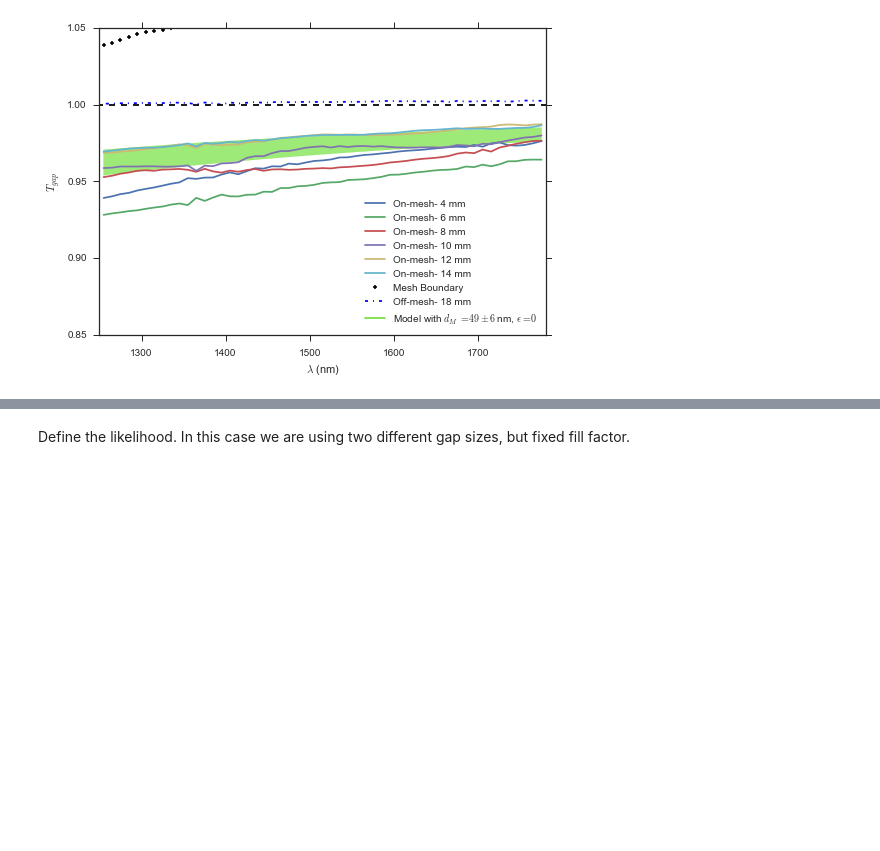
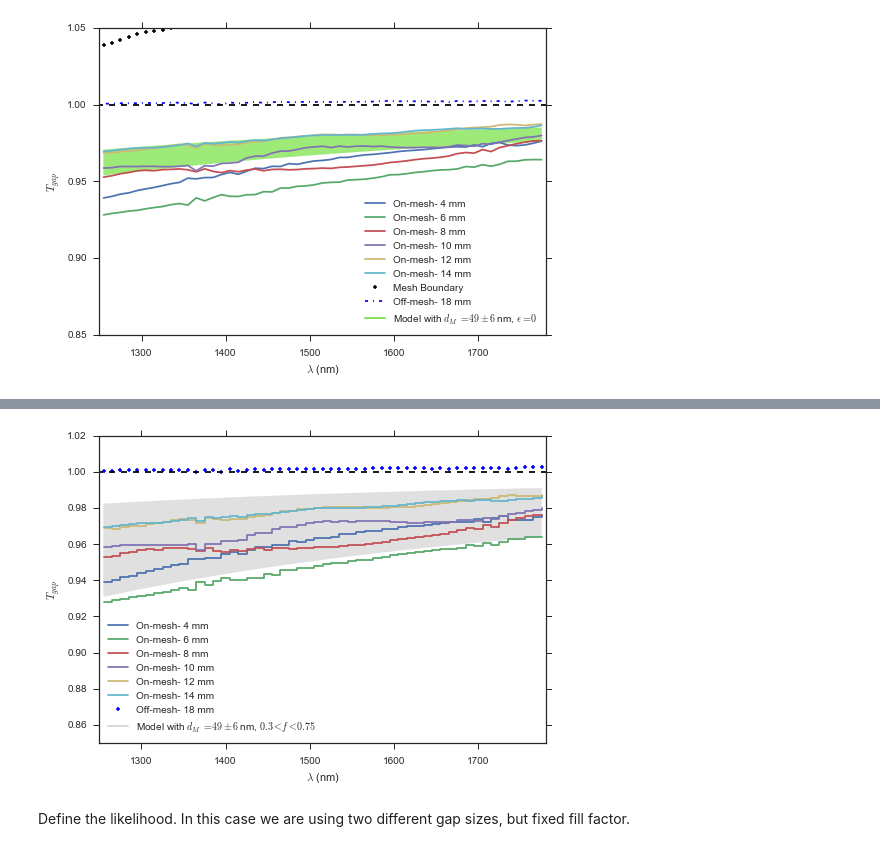
Before and after one commit to Echelle/AO_bonding_paper, a Jupyter notebook: notebooks/SiGaps_17_VG09_12_STA.ipynb, the cells around one changed output, grey strips where cells are left out. Drawn from its saved outputs; the diff is of its cells as text; code cells hidden in the pictures; blank space fills up the shorter version.

```diff
--- a/notebooks/SiGaps_17_VG09_12_STA.ipynb
+++ b/notebooks/SiGaps_17_VG09_12_STA.ipynb
@@ -85,3 +89,28 @@ plt.savefig("VG0912_STA_scan.pdf",  bbox_inches='tight')
+# %%
+plt.step(df.index, df['VG09-12_1_4'], label='On-mesh- 4 mm')
+plt.step(df.index, df['VG09-12_1_6'], label='On-mesh- 6 mm')
+plt.step(df.index, df['VG09-12_1_8'], label='On-mesh- 8 mm')
+plt.step(df.index, df['VG09-12_1_10'], label='On-mesh- 10 mm')
+plt.step(df.index, df['VG09-12_1_12'], label='On-mesh- 12 mm')
+plt.step(df.index, df['VG09-12_1_14'], label='On-mesh- 14 mm')
+#plt.plot(df.index, df['VG09-12_1_16'], 'k.', label='Mesh Boundary')
+plt.plot(df.index, df['VG09-12_1_18'], 'b.', label='Off-mesh- 18 mm')
+
+fit1 = T_gap_Si_withFF_fast(x, 43, 0.3, n1)/T_DSP
+fit2 = T_gap_Si_withFF_fast(x, 55, 0.75, n1)/T_DSP
+fit2_label = 'Model with $d_M={:.0f}\pm{:.0f}$ nm, ${:.1f}<f<{:.2f}$'.format(49, 6, 0.30, 0.75)
+plt.fill_between(x, fit1, fit2, alpha=0.6, color='#cccccc')
+plt.plot([-10, -9], [-10, -9],"-", alpha=0.85, color='#cccccc', label=fit2_label)
+
+plt.plot([-1000, 9000], [1,1], 'k--')
+plt.legend(loc='best')
+plt.ylim(0.85, 1.02)
+plt.xlim(1250, 1780)
+plt.ylabel("$T_{gap}$")
+plt.xlabel("$\lambda$ (nm)");
+plt.savefig("VG0912_STA_scan_coarse.pdf",  bbox_inches='tight')
+# %% [output]
+[figure, added]
 # %% [markdown]
 Define the likelihood.  In this case we are using two different gap sizes, but fixed fill factor.
 # %% [markdown]
```
Also changed, not shown: parts of 2 cells of this notebook, 1 other file.
